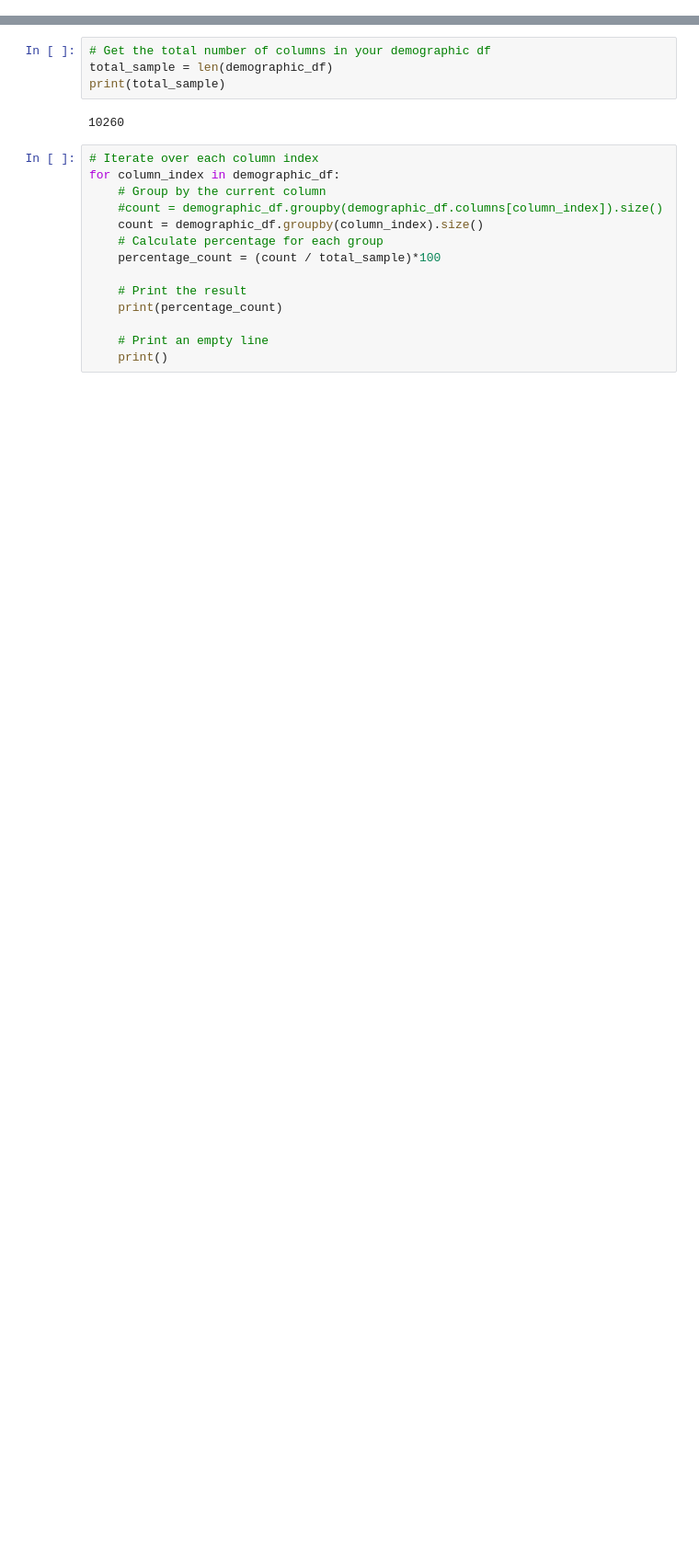
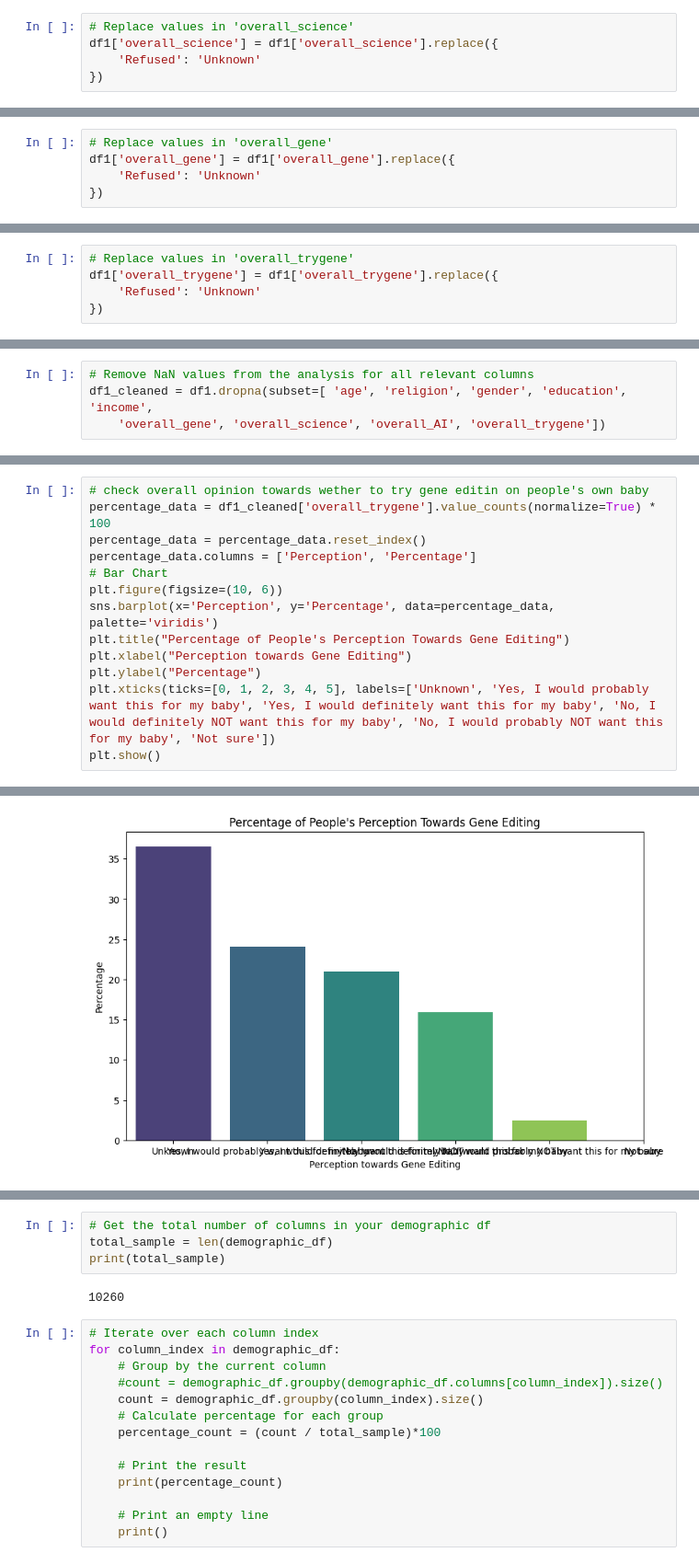
Before and after one commit to NazilaNajmul/schulich_data_science, a Jupyter notebook: Copy of MMAI-5000 PJ1.ipynb, the cells around one changed output, grey strips where cells are left out. Shown at 92% size. Saved outputs shown, nothing was run; the diff lists cells and outputs as text; blank space fills up the shorter version.

```diff
--- a/Copy of MMAI-5000 PJ1.ipynb
+++ b/Copy of MMAI-5000 PJ1.ipynb
@@ -27,0 +219,5 @@ std                              NaN      1.303703
+# %%
+# Replace values in 'overall_science'
+df1['overall_science'] = df1['overall_science'].replace({
+    'Refused': 'Unknown'
+})
@@ -27,0 +230,5 @@ std                              NaN      1.303703
+# %%
+# Replace values in 'overall_gene'
+df1['overall_gene'] = df1['overall_gene'].replace({
+    'Refused': 'Unknown'
+})
@@ -27,0 +241,5 @@ std                              NaN      1.303703
+# %%
+# Replace values in 'overall_trygene'
+df1['overall_trygene'] = df1['overall_trygene'].replace({
+    'Refused': 'Unknown'
+})
@@ -27,0 +268,4 @@ std                              NaN      1.303703
+# %%
+# Remove NaN values from the analysis for all relevant columns
+df1_cleaned = df1.dropna(subset=[ 'age', 'religion', 'gender', 'education', 'income',
+    'overall_gene', 'overall_science', 'overall_AI', 'overall_trygene'])
@@ -27,0 +305,14 @@ std                              NaN      1.303703
+# %%
+# check overall opinion towards wether to try gene editin on people's own baby
+percentage_data = df1_cleaned['overall_trygene'].value_counts(normalize=True) * 100
+percentage_data = percentage_data.reset_index()
+percentage_data.columns = ['Perception', 'Percentage']
+# Bar Chart
+plt.figure(figsize=(10, 6))
+sns.barplot(x='Perception', y='Percentage', data=percentage_data, palette='viridis')
+plt.title("Percentage of People's Perception Towards Gene Editing")
+plt.xlabel("Perception towards Gene Editing")
+plt.ylabel("Percentage")
+plt.xticks(ticks=[0, 1, 2, 3, 4, 5], labels=['Unknown', 'Yes, I would probably want this for my baby', 'Yes, I would definitely want this for my baby', 'No, I would definitely NOT want this for my baby', 'No, I would probably NOT want this for my baby', 'Not sure'])
+plt.show()
+# %% [output]
@@ -27,0 +322 @@ std                              NaN      1.303703
+[figure, added]
```
Also changed, not shown: parts of 103 cells of this notebook, 3 other files.
